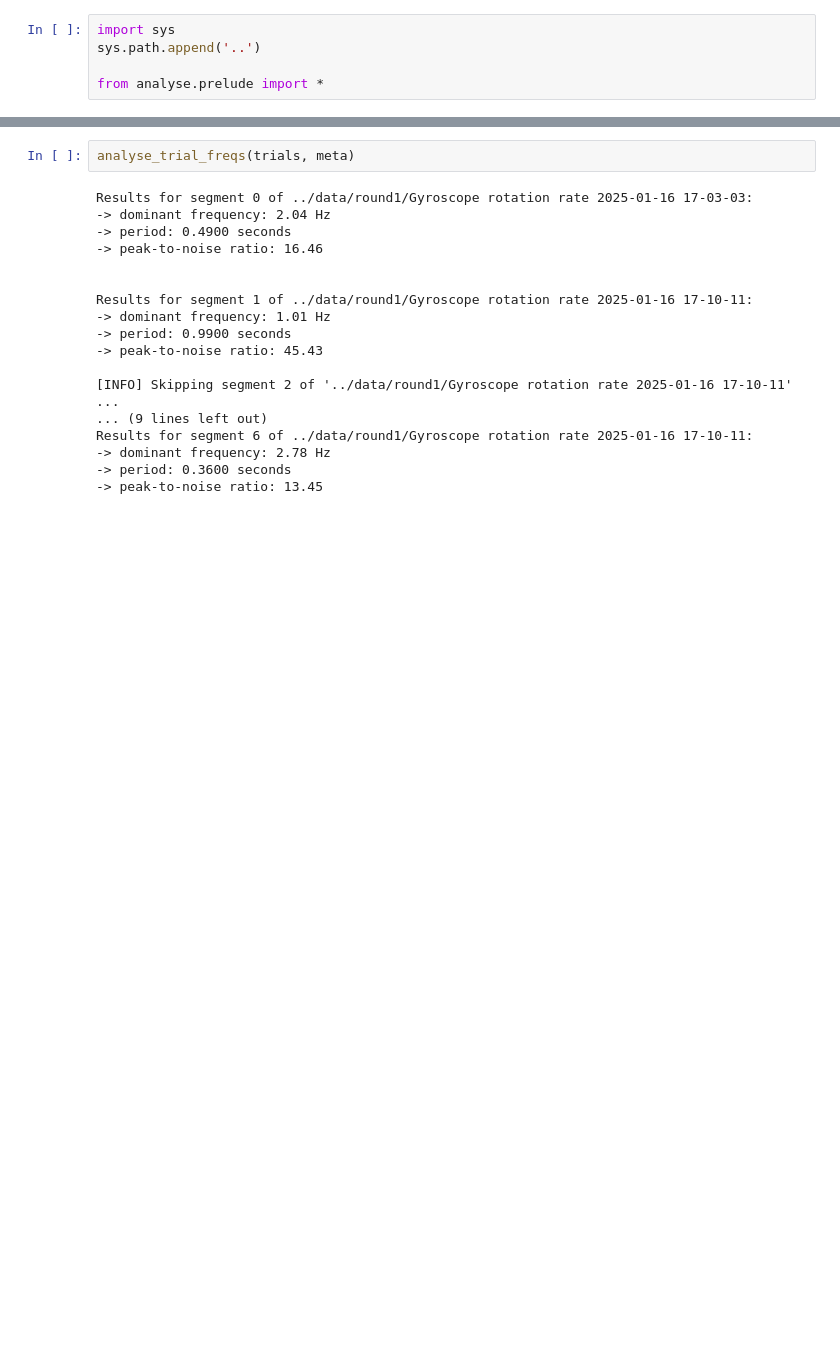
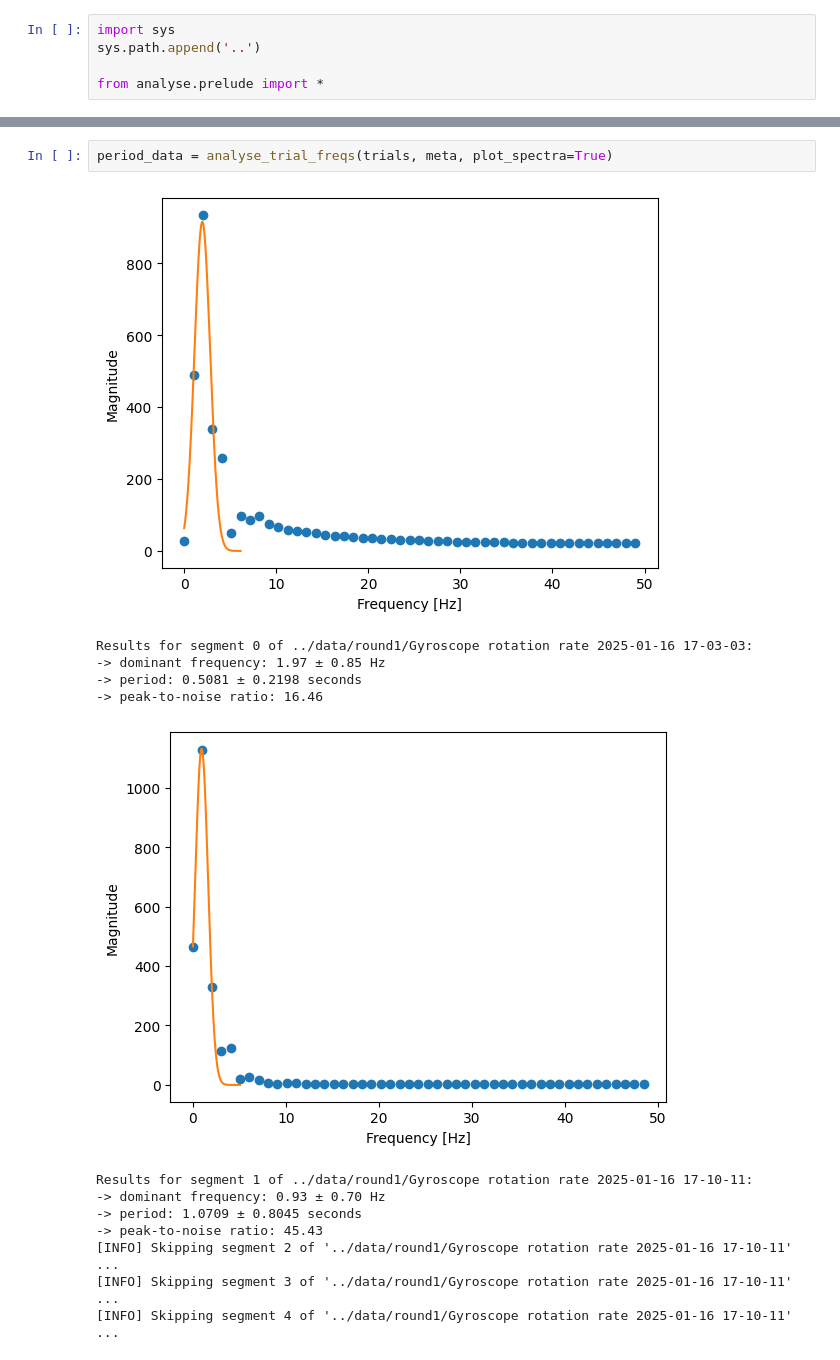
Before and after one commit to fbubbar/sci1-t2, a Jupyter notebook: analyse/round1.ipynb, the cells around one changed output, grey strips where cells are left out. Saved outputs shown, nothing was run; the diff lists cells and outputs as text; blank space fills up the shorter version.

```diff
--- a/analyse/round1.ipynb
+++ b/analyse/round1.ipynb
@@ -56,20 +21,16 @@ plot_trials_L(trials, meta)
-# %%
-analyse_trial_freqs(trials, meta)
-# %% [output]
-Results for segment 0 of ../data/round1/Gyroscope rotation rate 2025-01-16 17-03-03:
--> dominant frequency: 2.04 Hz
--> period: 0.4900 seconds
--> peak-to-noise ratio: 16.46
-
-
-Results for segment 1 of ../data/round1/Gyroscope rotation rate 2025-01-16 17-10-11:
--> dominant frequency: 1.01 Hz
--> period: 0.9900 seconds
--> peak-to-noise ratio: 45.43
-
-[INFO] Skipping segment 2 of '../data/round1/Gyroscope rotation rate 2025-01-16 17-10-11' ...
-... (9 lines left out)
-Results for segment 6 of ../data/round1/Gyroscope rotation rate 2025-01-16 17-10-11:
--> dominant frequency: 2.78 Hz
--> period: 0.3600 seconds
--> peak-to-noise ratio: 13.45
+# %%
+period_data = analyse_trial_freqs(trials, meta, plot_spectra=True)
+# %% [output]
+[figure, added]
+Results for segment 0 of ../data/round1/Gyroscope rotation rate 2025-01-16 17-03-03:
+-> dominant frequency: 1.97 ± 0.85 Hz
+-> period: 0.5081 ± 0.2198 seconds
+-> peak-to-noise ratio: 16.46
+[figure, added]
+Results for segment 1 of ../data/round1/Gyroscope rotation rate 2025-01-16 17-10-11:
+-> dominant frequency: 0.93 ± 0.70 Hz
+-> period: 1.0709 ± 0.8045 seconds
+-> peak-to-noise ratio: 45.43
+[INFO] Skipping segment 2 of '../data/round1/Gyroscope rotation rate 2025-01-16 17-10-11' ...
+[INFO] Skipping segment 3 of '../data/round1/Gyroscope rotation rate 2025-01-16 17-10-11' ...
+[INFO] Skipping segment 4 of '../data/round1/Gyroscope rotation rate 2025-01-16 17-10-11' ...
```
Also changed, not shown: parts of 4 cells of this notebook, 2 other files.
